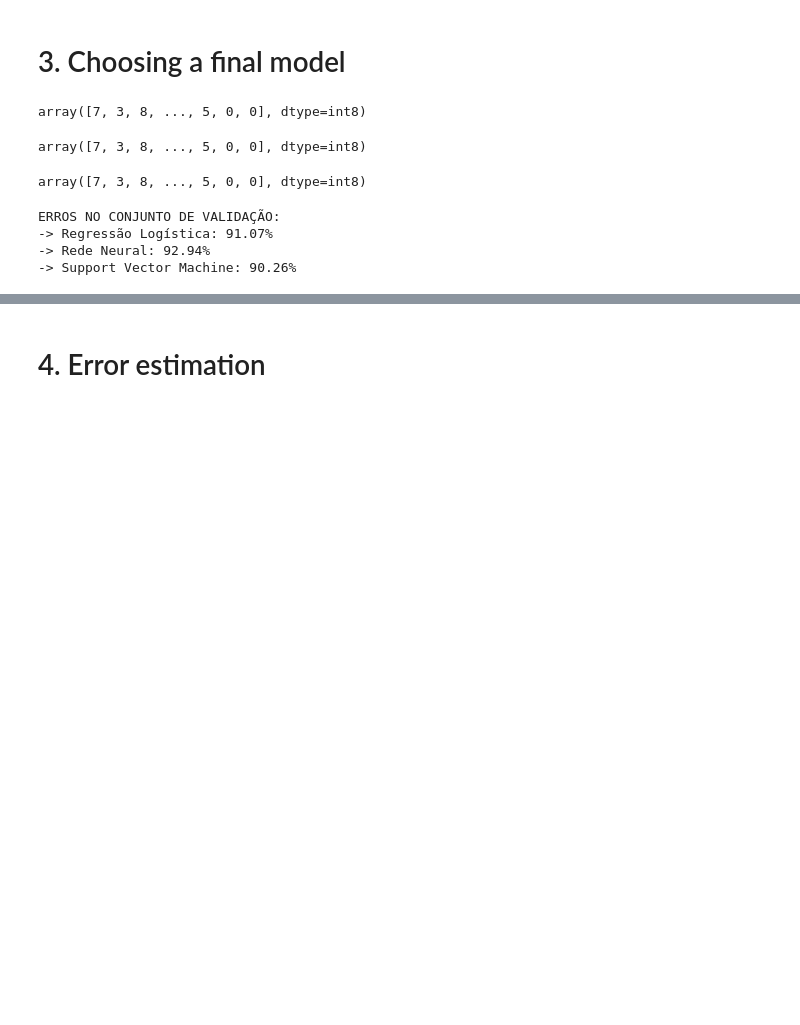
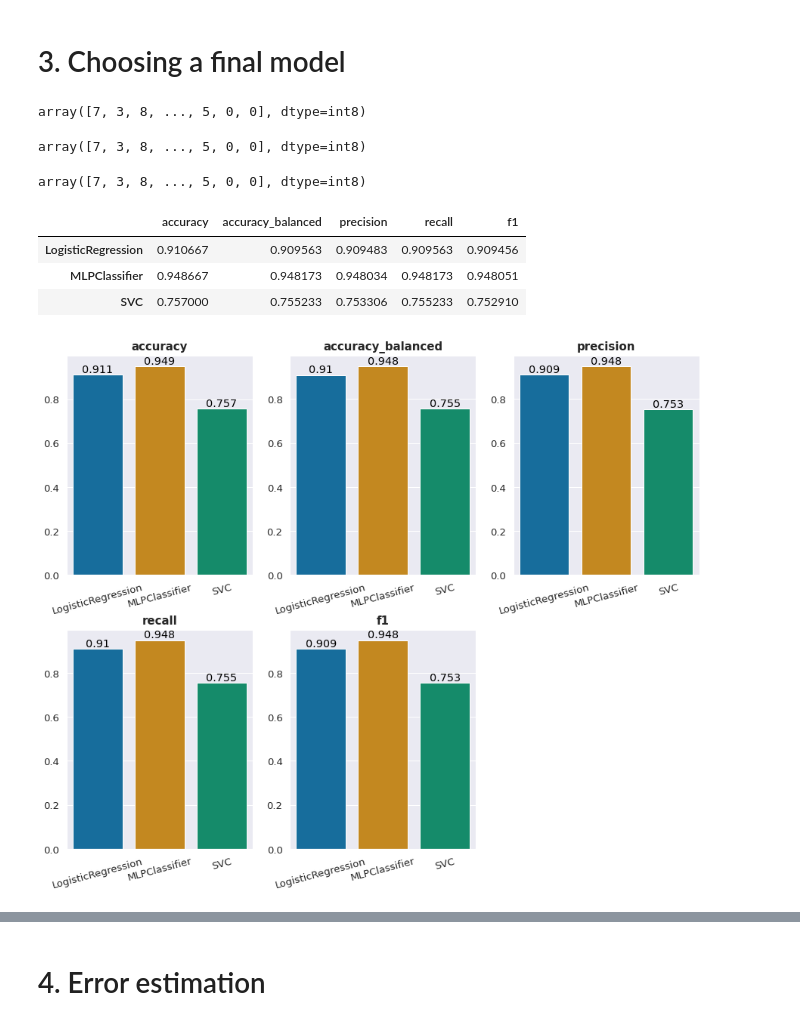
Before and after one commit to Giatroo/MAC0460-EP4, a Jupyter notebook: ep04.ipynb, the cells around one changed output, grey strips where cells are left out. Cells and saved outputs as stored; diff of their text form; code cells hidden in the pictures; blank space fills up the shorter version.

```diff
--- a/ep04.ipynb
+++ b/ep04.ipynb
@@ -241,3 +248,23 @@ GridSearchCV(cv=5, estimator=LinearSVC(), n_jobs=5,
+# %%
+def get_estimator_name(model):
+    return str(type(model)).split('.')[-1].replace("\'>", '')
+
+def get_errors(name_estimator, y_pred, y_true):
+    recall = recall_score(y_pred, y_true, average='macro')
+    precision = precision_score(y_pred, y_true, average='macro')
+    f1 = f1_score(y_pred, y_true, average='macro')
+    accuracy = accuracy_score(y_pred, y_true)
+    balanced_accuracy = balanced_accuracy_score(y_pred, y_true)
+    scores = [accuracy, balanced_accuracy, precision, recall, f1]
+    return pd.Series(scores, name=name_estimator, index=['accuracy', 'accuracy_balanced', 'precision', 'recall', 'f1'])
+
+def get_errors_df(estimators, X_test, y_test):
+    errors_df = pd.DataFrame(columns=['accuracy', 'accuracy_balanced', 'precision', 'recall', 'f1'])
+    for estimator in estimators:
+        y_pred = estimator.predict(X_test)
+        row = get_errors(get_estimator_name(estimator), y_pred, y_test)
+        errors_df = errors_df.append(row)
+    return errors_df
 # %%
 log_reg_score = log_reg_gs.best_score_
 nn_score = nn_gs.best_score_
@@ -296,13 +319,27 @@ svc_accuracy = accuracy_score(d_val['class'], svc_predict)
-# %%
-print(f'ERROS NO CONJUNTO DE VALIDAÇÃO:')
-print(f'-> Regressão Logística: {log_reg_accuracy*100:.2f}%')
-print(f'-> Rede Neural: {nn_accuracy*100:.2f}%')
-print(f'-> Support Vector Machine: {svc_accuracy*100:.2f}%')
-# %% [output]
-ERROS NO CONJUNTO DE VALIDAÇÃO:
--> Regressão Logística: 91.07%
--> Rede Neural: 92.94%
--> Support Vector Machine: 90.26%
+# %%
+errors_df = get_errors_df([log_reg_gs.best_estimator_, nn_gs.best_estimator_, svc_gs.best_estimator_], d_val.iloc[:, :-1], d_val['class'].to_numpy())
+errors_df
+# %% [output]
+|  | accuracy | accuracy_balanced | precision | recall | f1 |
+| LogisticRegression | 0.910667 | 0.909563 | 0.909483 | 0.909563 | 0.909456 |
+| MLPClassifier | 0.948667 | 0.948173 | 0.948034 | 0.948173 | 0.948051 |
+| SVC | 0.757000 | 0.755233 | 0.753306 | 0.755233 | 0.752910 |
+# %%
+def plot_errors(errors_df):
+    fig, ax = plt.subplots(2, 3, figsize=(15,12))
+    plt.subplots_adjust(hspace=0.25)
+    for i, column in enumerate(errors_df.columns):
+        tmp_df = pd.concat([errors_df, pd.Series(range(len(errors_df)), name='index', index=errors_df.index)], axis=1)
+        sns_plot = sns.barplot(data=tmp_df, x='index', y=column, ax=ax[i//3][i%3])
+        sns_plot.set_xticklabels(labels=errors_df.index, rotation=15)
+        sns_plot.set(xlabel='', ylabel='', title=column)
+        sns_plot.set_title(column, fontdict=dict(fontsize=15, fontweight='semibold'), pad=8)
+        for i, (index, row) in enumerate(errors_df.iterrows()):
+            sns_plot.text(i, row[f'{column}']+0.01, round(row[f'{column}'], 3), color='black', ha="center")
+    ax[1][2].axis('off');
+plot_errors(errors_df)
+# %% [output]
+[figure, added]
 # %%
 def print_confusion_matrix(y_pred, estimator_name):
     plt.figure(figsize=(12,9))
```
Also changed, not shown: parts of 11 cells of this notebook.
